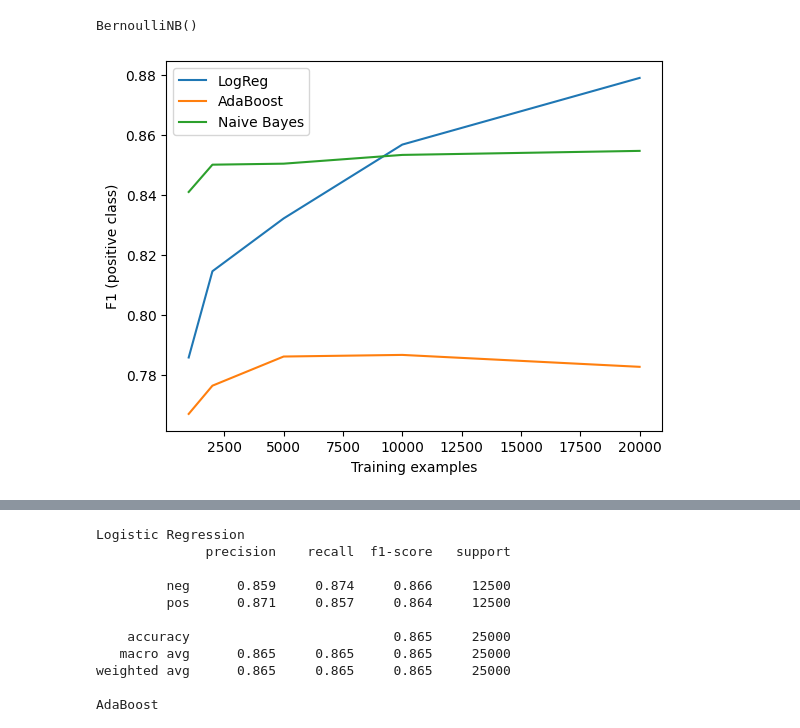
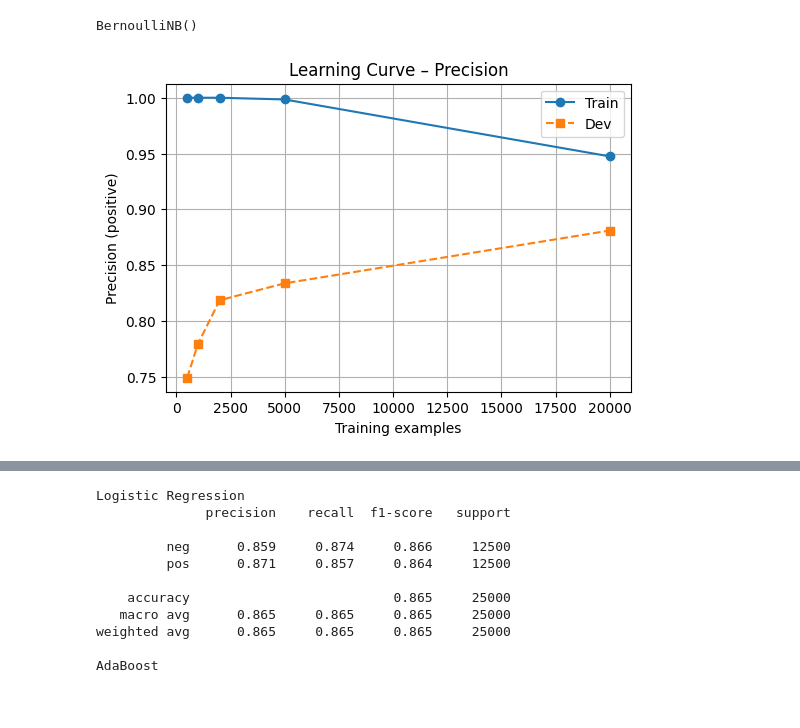
Before and after one commit to TotoWasTaken/AI, a Jupyter notebook: TN.ipynb, the cells around one changed output, grey strips where cells are left out. Cells and saved outputs as stored; diff of their text form; code cells hidden in the pictures; blank space fills up the shorter version.

Commit message:
fixed diagrams and prerequisites for documentation

```diff
--- a/TN.ipynb
+++ b/TN.ipynb
@@ -143,10 +155,13 @@ for size in train_sizes:
 # %%
-plt.plot(train_sizes, f1_logreg, label="LogReg")
-plt.plot(train_sizes, f1_ada, label="AdaBoost")
-plt.plot(train_sizes, f1_nb, label="Naive Bayes")
+# Precision
+plt.figure(figsize=(6,4))
+plt.plot(train_sizes, prec_train, 'o-', label="Train")
+plt.plot(train_sizes, prec_dev, 's--', label="Dev")
 plt.xlabel("Training examples")
-plt.ylabel("F1 (positive class)")
+plt.ylabel("Precision (positive)")
+plt.title("Learning Curve – Precision")
 plt.legend()
+plt.grid(True)
 plt.show()
 # %% [output]
-[figure, old version]
+[figure, new version]
```
Also changed, not shown: parts of 3 cells of this notebook.
